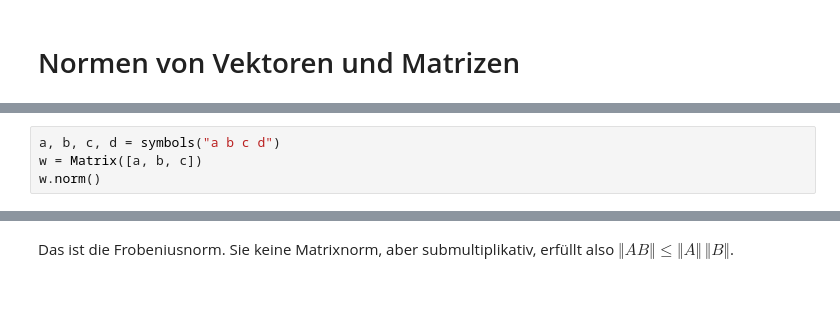
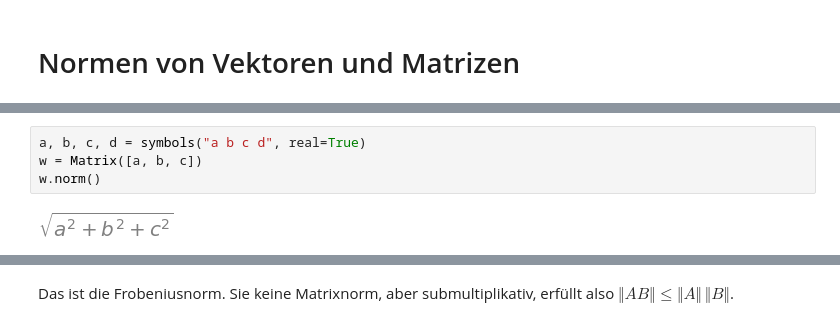
Before and after one commit to Ruediger-Braun/compana22, a Jupyter notebook: Lektion10.ipynb, the cells around one changed output, grey strips where cells are left out. Drawn from its saved outputs; the diff is of its cells as text; blank space fills up the shorter version.

```diff
--- a/Lektion10.ipynb
+++ b/Lektion10.ipynb
@@ -128,6 +210,8 @@ v.norm()
 # %%
-a, b, c, d = symbols("a b c d")
+a, b, c, d = symbols("a b c d", real=True)
 w = Matrix([a, b, c])
 w.norm()
+# %% [output]
+[figure, added]
 # %%
 v.norm(oo)
```
Also changed, not shown: parts of 86 cells of this notebook.
